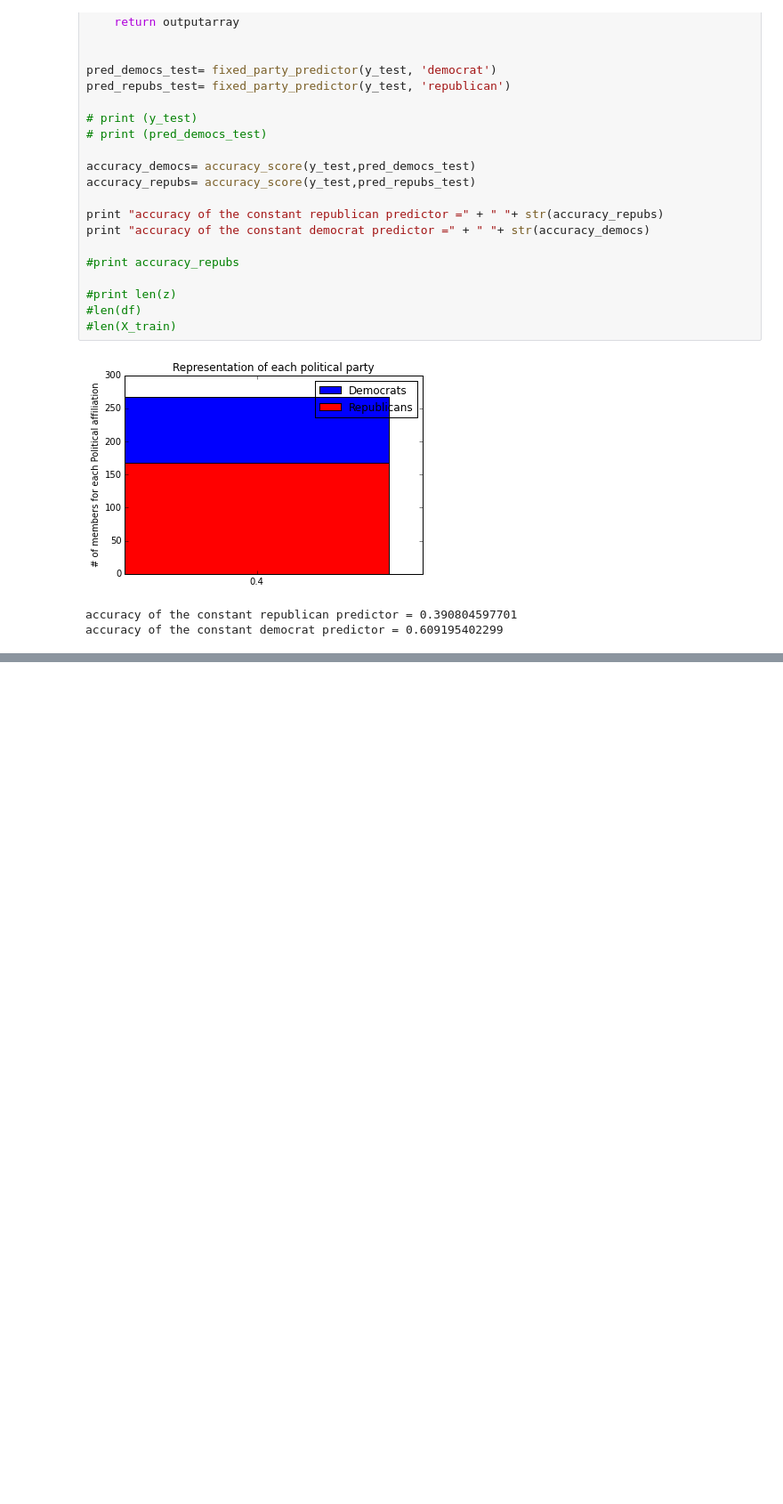
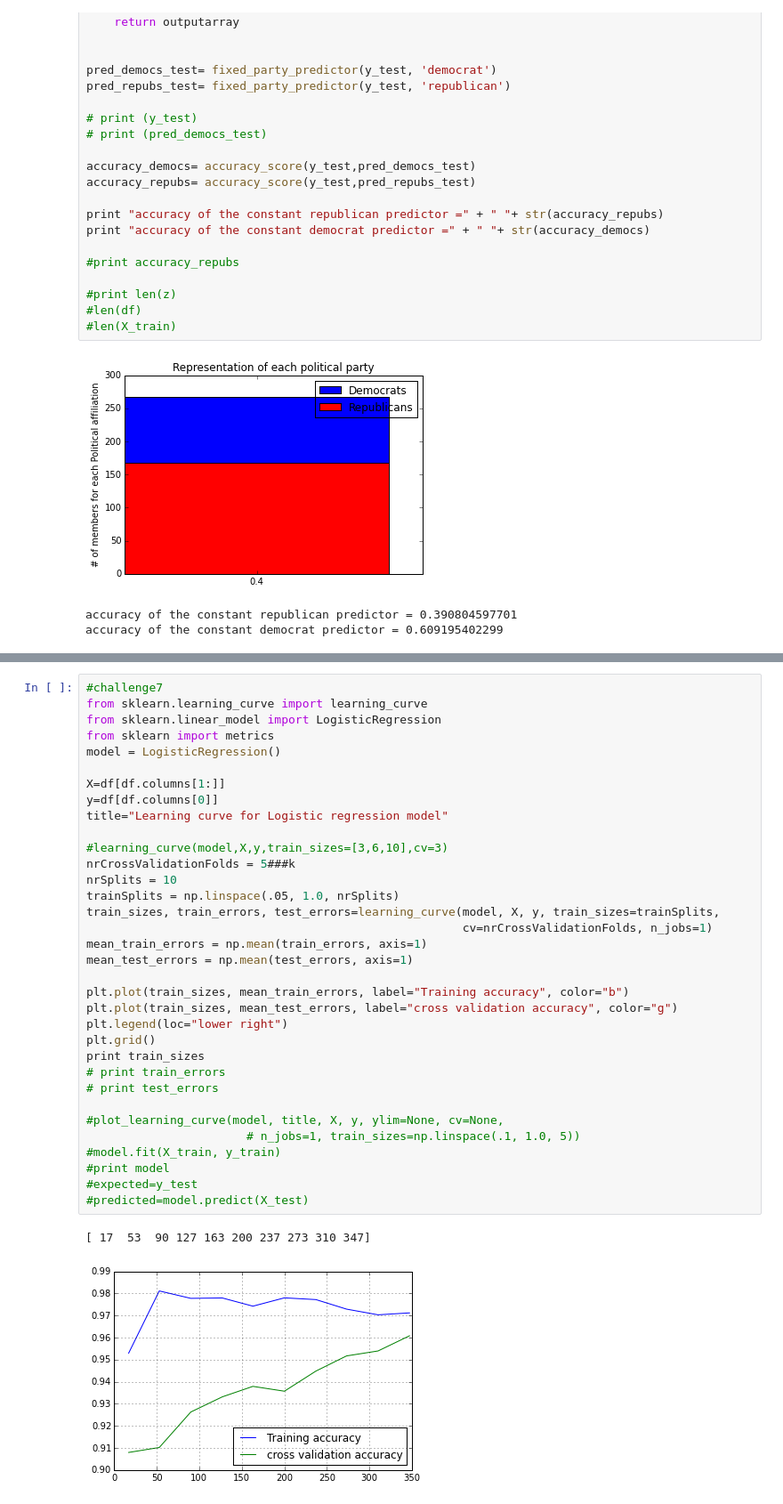
Before and after one commit to revanth83/Mcnulty, a Jupyter notebook: mcnulty_challenges_sup_learn.ipynb, the cells around one changed output, grey strips where cells are left out. Shown: that part at 89% size. Drawn from its saved outputs; the diff is of its cells as text; blank space fills up the shorter version.

```diff
--- a/mcnulty_challenges_sup_learn.ipynb
+++ b/mcnulty_challenges_sup_learn.ipynb
@@ -232,0 +257,37 @@ accuracy of the constant democrat predictor = 0.609195402299
+# %%
+#challenge7
+from sklearn.learning_curve import learning_curve
+from sklearn.linear_model import LogisticRegression
+from sklearn import metrics
+model = LogisticRegression()
+
+X=df[df.columns[1:]]
+y=df[df.columns[0]]
+title="Learning curve for Logistic regression model"
+
+#learning_curve(model,X,y,train_sizes=[3,6,10],cv=3)
+nrCrossValidationFolds = 5###k
+nrSplits = 10
+trainSplits = np.linspace(.05, 1.0, nrSplits)
+train_sizes, train_errors, test_errors=learning_curve(model, X, y, train_sizes=trainSplits,
+                                                      cv=nrCrossValidationFolds, n_jobs=1)
+mean_train_errors = np.mean(train_errors, axis=1)
+mean_test_errors = np.mean(test_errors, axis=1)
+
+plt.plot(train_sizes, mean_train_errors, label="Training accuracy", color="b")
+plt.plot(train_sizes, mean_test_errors, label="cross validation accuracy", color="g")
+plt.legend(loc="lower right")
+plt.grid()
+print train_sizes
+# print train_errors
+# print test_errors
+
+#plot_learning_curve(model, title, X, y, ylim=None, cv=None,
+                       # n_jobs=1, train_sizes=np.linspace(.1, 1.0, 5))
+#model.fit(X_train, y_train)
+#print model
+#expected=y_test
+#predicted=model.predict(X_test)
+# %% [output]
+[ 17  53  90 127 163 200 237 273 310 347]
+[figure, added]
```
Also changed, not shown: parts of 15 cells of this notebook.
